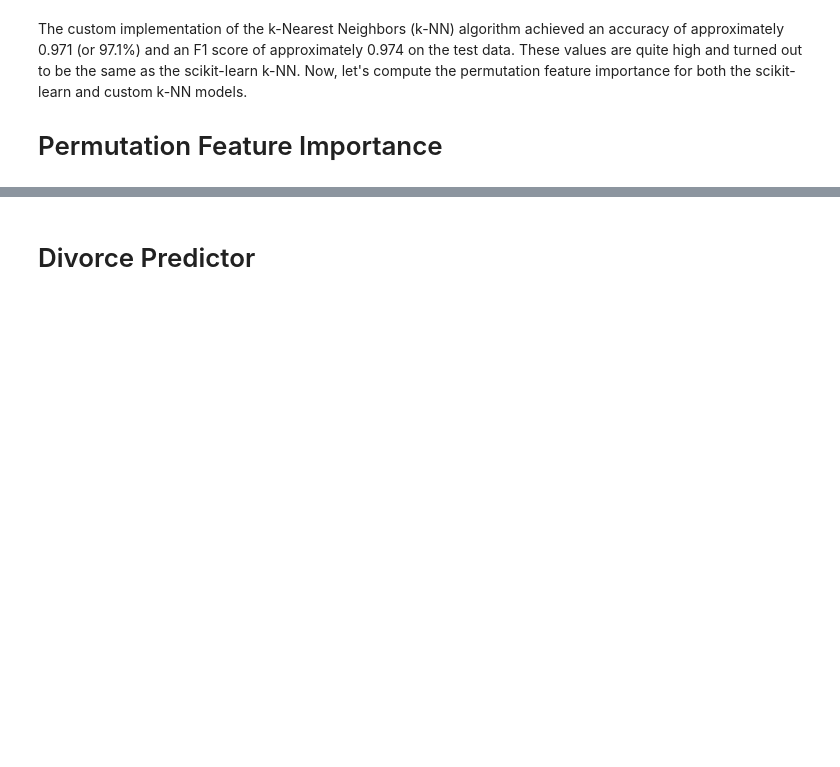
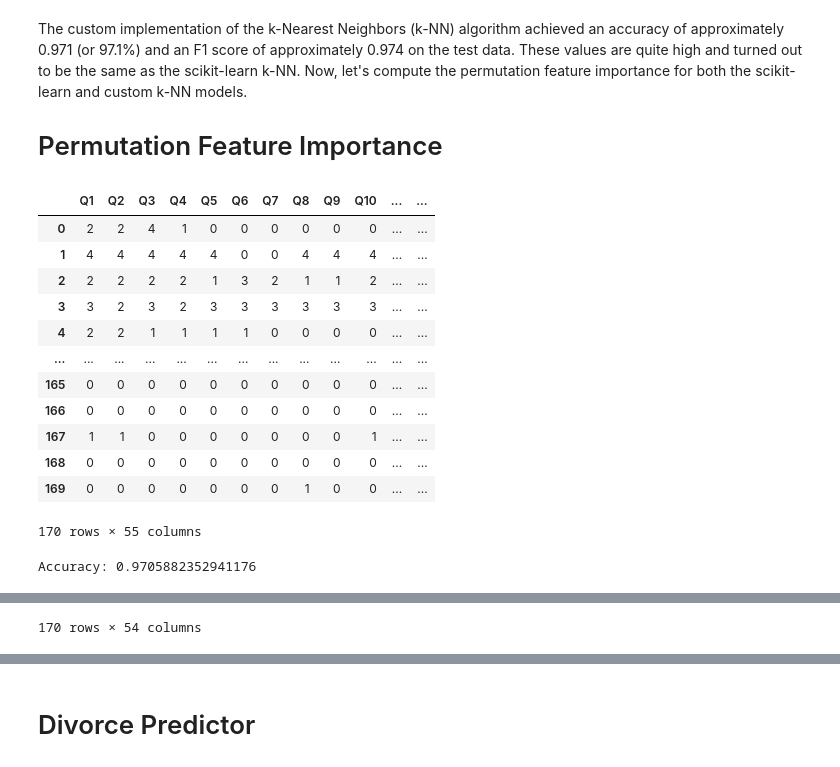
Before and after one commit to nickambrose7/Divorce-Predictor, a Jupyter notebook: notebook.ipynb, the cells around one changed output, grey strips where cells are left out. Cells and saved outputs as stored; diff of their text form; code cells hidden in the pictures; blank space fills up the shorter version.

```diff
--- a/notebook.ipynb
+++ b/notebook.ipynb
@@ -358,3 +493,79 @@ accuracy_knn_custom, f1_knn_custom
 The custom implementation of the k-Nearest Neighbors (k-NN) algorithm achieved an accuracy of approximately 0.971 (or 97.1%) and an F1 score of approximately 0.974 on the test data. These values are quite high and turned out to be the same as the scikit-learn k-NN. Now, let's compute the permutation feature importance for both the scikit-learn and custom k-NN models.
 
 # Permutation Feature Importance
+# %%
+## Importing the dataset
+data = pd.read_csv('data/divorce_data.csv', sep=';')
+display(data)
+
+from sklearn.model_selection import train_test_split
+
+# Separate features and target
+features = data.drop('Divorce', axis=1)
+target = data['Divorce']
+
+# Split the data into training and test sets
+features_train, features_test, target_train, target_test = train_test_split(
+    features, target, test_size=0.2, random_state=42)
+
+from sklearn.ensemble import RandomForestClassifier
+
+# Initialize the Random Forest classifier
+rf = RandomForestClassifier(random_state=42)
+# Fit the model to the training data
+rf.fit(features_train, target_train)
+# Evaluate the model on the test data
+accuracy_rf = rf.score(features_test, target_test)
+print(f"Accuracy: {accuracy_rf}")
+
+
+# Let's start with scikit learn's implementation
+from sklearn.inspection import permutation_importance
+
+display(features)
+display(target)
+
+# Compute permutation feature importance
+result = permutation_importance(rf, features, target, n_repeats=30, random_state=42)
+
+importances = result['importances_mean']
+
+for feature_name, importance in zip(features_test.columns, importances):
+    print(f"{feature_name}: {importance}")
+
+from sklearn.model_selection import cross_val_score
+
+# # Create a new RandomForestClassifier
+# rf = RandomForestClassifier(random_state=42)
+# # Fit the model to the training data
+# rf.fit(features_train, target_train)
+# # Evaluate the model on the test data
+# accuracy_rf = rf.score(features_test, target_test)
+# print(f"Accuracy: {accuracy_rf}")
+
+# # Perform cross-validation and compute permutation feature importance
+# cv_results = cross_val_score(rf, features, target, cv=5, scoring='accuracy')
+# print("Cross-validation Accuracy:", cv_results.mean())
+
+# # Compute permutation feature importance on the entire dataset
+# result = permutation_importance(rf, features, target, n_repeats=30, random_state=42)
+# importances = result['importances_mean']
+
+# # Print feature importances
+# for feature_name, importance in zip(features.columns, importances):
+#     print(f"{feature_name}: {importance}")
+# %% [output]
+|  | Q1 | Q2 | Q3 | Q4 | Q5 | Q6 | Q7 | Q8 | Q9 | Q10 | ... | ... |
+| 0 | 2 | 2 | 4 | 1 | 0 | 0 | 0 | 0 | 0 | 0 | ... | ... |
+| 1 | 4 | 4 | 4 | 4 | 4 | 0 | 0 | 4 | 4 | 4 | ... | ... |
+| 2 | 2 | 2 | 2 | 2 | 1 | 3 | 2 | 1 | 1 | 2 | ... | ... |
+| 3 | 3 | 2 | 3 | 2 | 3 | 3 | 3 | 3 | 3 | 3 | ... | ... |
+| 4 | 2 | 2 | 1 | 1 | 1 | 1 | 0 | 0 | 0 | 0 | ... | ... |
+| ... | ... | ... | ... | ... | ... | ... | ... | ... | ... | ... | ... | ... |
+| 165 | 0 | 0 | 0 | 0 | 0 | 0 | 0 | 0 | 0 | 0 | ... | ... |
+| 166 | 0 | 0 | 0 | 0 | 0 | 0 | 0 | 0 | 0 | 0 | ... | ... |
+| 167 | 1 | 1 | 0 | 0 | 0 | 0 | 0 | 0 | 0 | 1 | ... | ... |
+| 168 | 0 | 0 | 0 | 0 | 0 | 0 | 0 | 0 | 0 | 0 | ... | ... |
+| 169 | 0 | 0 | 0 | 0 | 0 | 0 | 0 | 1 | 0 | 0 | ... | ... |
+170 rows × 55 columns
+Accuracy: 0.9705882352941176
@@ -360,0 +584 @@ The custom implementation of the k-Nearest Neighbors (k-NN) algorithm achieved a
+170 rows × 54 columns
```
Also changed, not shown: parts of 7 cells of this notebook.
